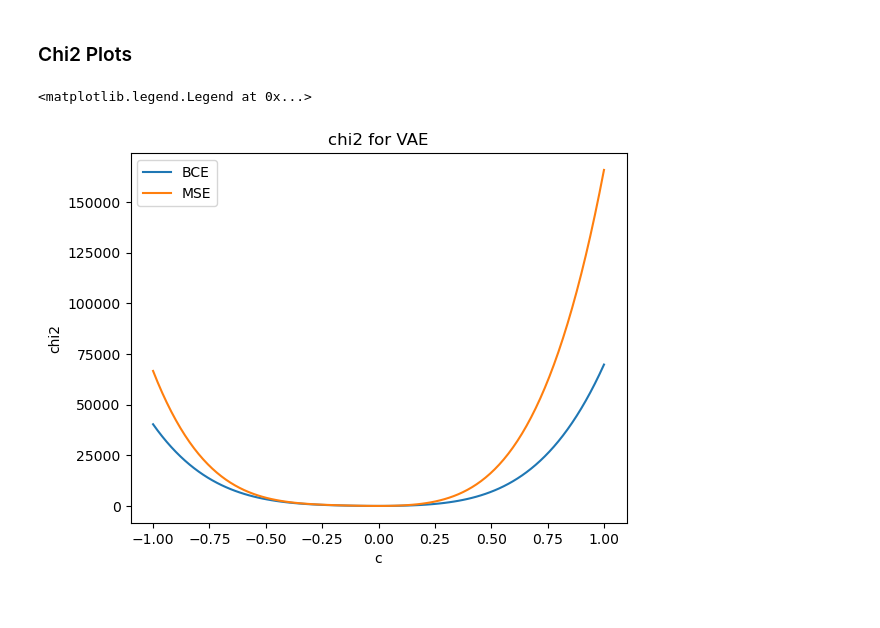
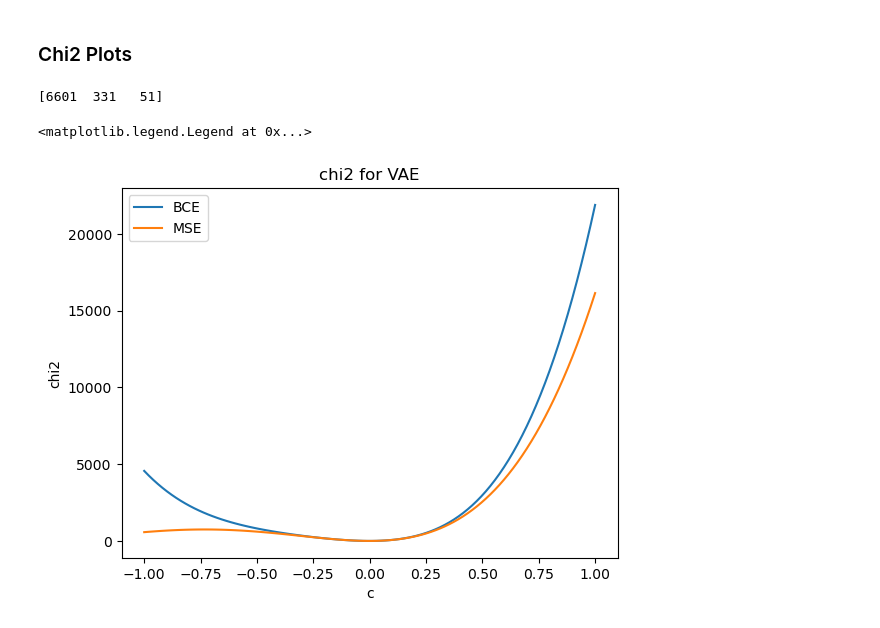
Before and after one commit to baptistebarthe/EFT-VAE, a Jupyter notebook: use_model.ipynb, the cells around one changed output. Drawn from its saved outputs; the diff is of its cells as text; code cells hidden in the pictures.

```diff
--- a/use_model.ipynb
+++ b/use_model.ipynb
@@ -17,11 +17,11 @@ M_Z = 91.1876
 device = torch.device("cuda:0" if torch.cuda.is_available() else "cpu")
 # %%
 # load model and scaler
-l = 3
+l = 6
 model = VAE_EFT(latent_dim=l).to(device)
 model.load_state_dict(torch.load(f"./models/VAE_l_{l}.pth"))
 model.eval()
-t = joblib.load(f"./models/VAE_l_{3}_scaler.save")
+t = joblib.load(f"./models/VAE_l_{l}_scaler.save")
 # %% [markdown]
 ### Load datasets
 # %%
@@ -344,11 +362,11 @@ ax[1].legend()
 # %% [markdown]
 ### Chi2 Plots
 # %%
-nbins = 200
+nbins = 3
 c = np.linspace(-1, 1, 100)
 
 # BCE
-r__ = (0, max(np.max(err_sm_bce), np.max(err_o1_bce), np.max(err_o2_bce)))
+r__ = (0, np.max(err_sm_bce))
 
 sm_h_bce, _ = np.histogram(err_sm_bce, nbins, range=r__)
 lin_h_bce, _ = np.histogram(err_o1_bce, nbins, range=r__)
@@ -356,35 +374,36 @@ quad_h_bce, _ = np.histogram(err_o2_bce, nbins, range=r__)
 
 eps = 1e-2 * np.min(sm_h_bce[sm_h_bce != 0])
 chi_bce = [
     sum(
         (sm_h_bce - (sm_h_bce + (ci) * lin_h_bce + (ci**2) * quad_h_bce)) ** 2
-        / (sm_h_bce + eps)
+        / (sm_h_bce)
     )
     for ci in c
 ]
 
 # MSE
-r__ = (0, max(np.max(err_sm_mse), np.max(err_o1_mse), np.max(err_o2_mse)))
+r__ = (0, np.max(err_sm_mse))
 
 sm_h_mse, _ = np.histogram(err_sm_mse, nbins, range=r__)
 lin_h_mse, _ = np.histogram(err_o1_mse, nbins, range=r__)
 quad_h_mse, _ = np.histogram(err_o2_mse, nbins, range=r__)
 
 eps = 1e-2 * np.min(sm_h_mse[sm_h_mse != 0])
 chi_mse = [
     sum(
         (sm_h_mse - (sm_h_mse + (ci) * lin_h_mse + (ci**2) * quad_h_mse)) ** 2
-        / (sm_h_mse + eps)
+        / (sm_h_mse)
     )
     for ci in c
 ]
 
 plt.plot(c, chi_bce, label="BCE")
 plt.plot(c, chi_mse, label="MSE")
 plt.xlabel("c")
 plt.ylabel("chi2")
 plt.title("chi2 for VAE")
 plt.legend()
 # %% [output]
-<matplotlib.legend.Legend at 0x...>
+[6601  331   51]
+<matplotlib.legend.Legend at 0x...>
-[figure, old version]
+[figure, new version]
```
Also changed, not shown: parts of 6 cells of this notebook, 8 other files.
